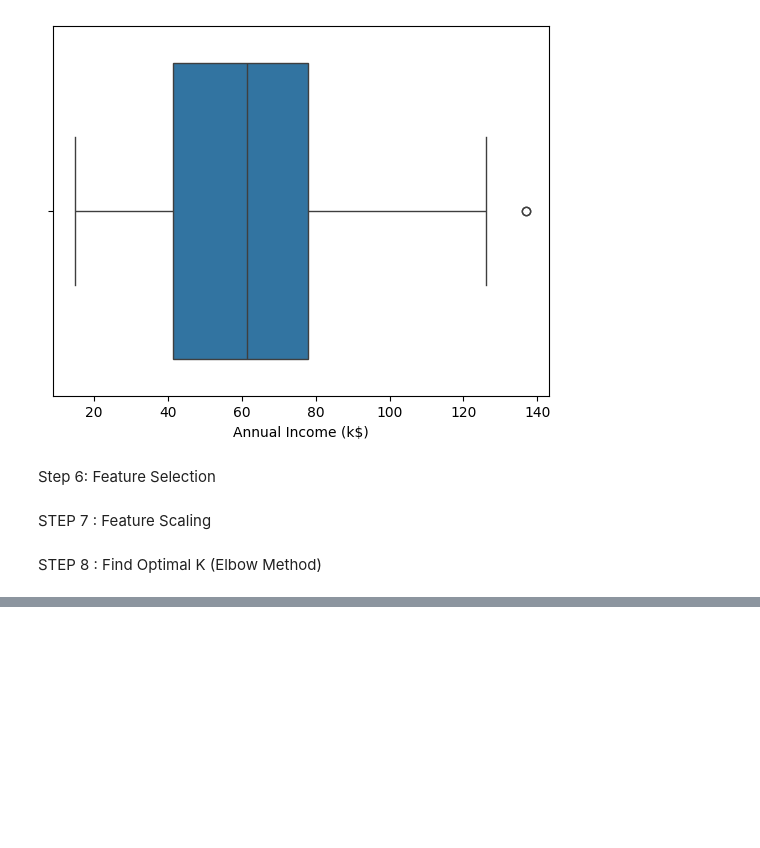
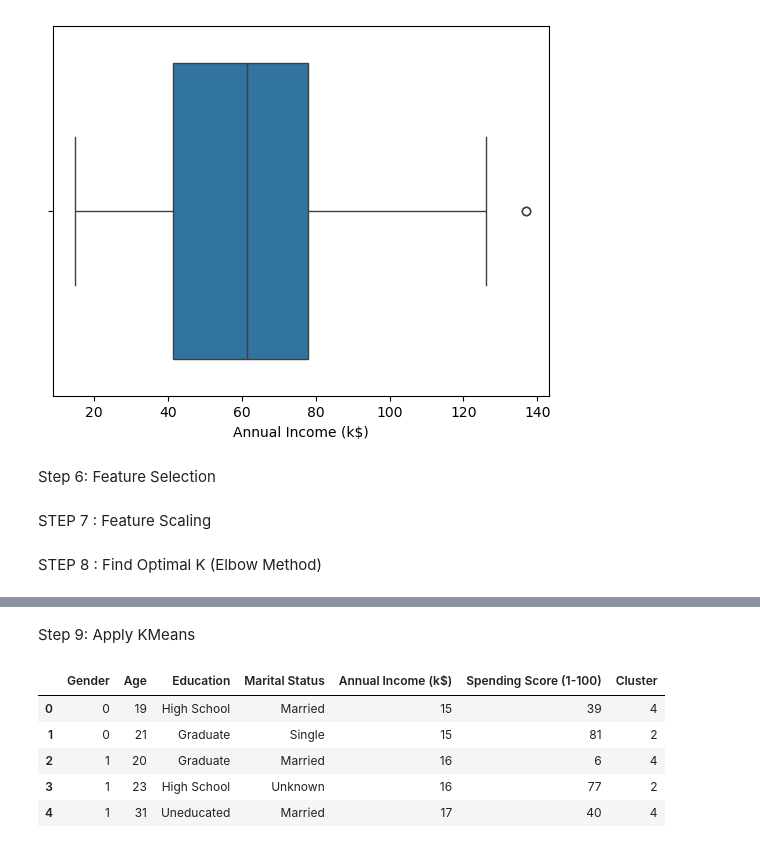
Before and after one commit to TarunaBV/Customer-Segmentation, a Jupyter notebook: customers.ipynb, the cells around one changed output, grey strips where cells are left out. Cells and saved outputs as stored; diff of their text form; code cells hidden in the pictures; blank space fills up the shorter version.

```diff
--- a/customers.ipynb
+++ b/customers.ipynb
@@ -184,0 +191,15 @@ np.int64(5)
+# %% [markdown]
+Step 9: Apply KMeans
+# %%
+kmeans = KMeans(n_clusters=5, random_state=42)
+y_kmeans = kmeans.fit_predict(X_scaled)
+
+df["Cluster"] = y_kmeans
+df.head()
+# %% [output]
+|  | Gender | Age | Education | Marital Status | Annual Income (k$) | Spending Score (1-100) | Cluster |
+| 0 | 0 | 19 | High School | Married | 15 | 39 | 4 |
+| 1 | 0 | 21 | Graduate | Single | 15 | 81 | 2 |
+| 2 | 1 | 20 | Graduate | Married | 16 | 6 | 4 |
+| 3 | 1 | 23 | High School | Unknown | 16 | 77 | 2 |
+| 4 | 1 | 31 | Uneducated | Married | 17 | 40 | 4 |
```
Also changed, not shown: parts of 8 cells of this notebook.
